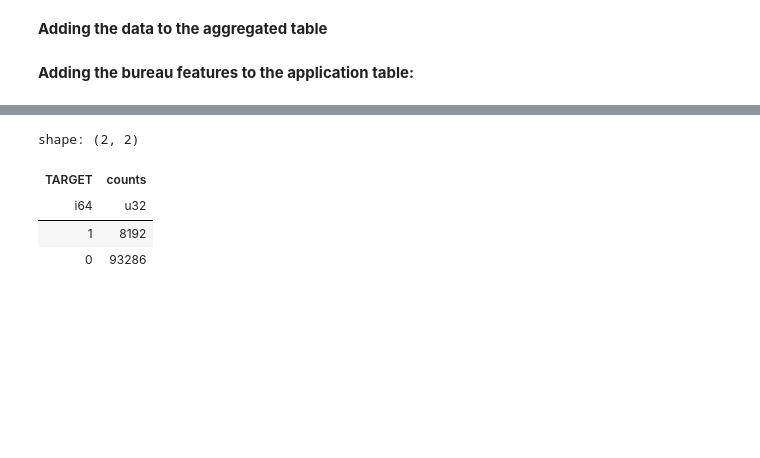
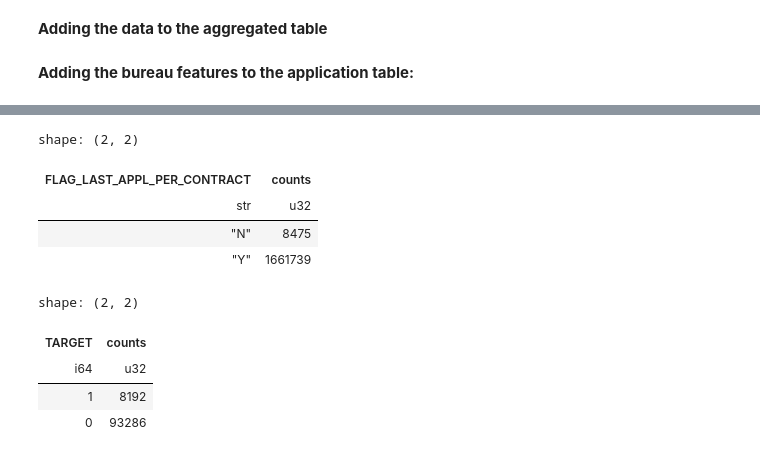
Before and after one commit to gediminas-skvarnavicius/home-credit-group-ml, a Jupyter notebook: EDA.ipynb, the cells around one changed output, grey strips where cells are left out. Drawn from its saved outputs; the diff is of its cells as text; code cells hidden in the pictures; blank space fills up the shorter version.

```diff
--- a/EDA.ipynb
+++ b/EDA.ipynb
@@ -350,0 +312,2 @@ application_train=application_train.join(bureau_agg,on='SK_ID_CURR',how='left')
+# %%
+previous_application=previous_application.filter(pl.col("FLAG_LAST_APPL_PER_CONTRACT")=='Y')
@@ -351,3 +347,11 @@ application_train=application_train.join(bureau_agg,on='SK_ID_CURR',how='left')
+# %%
+previous_application['FLAG_LAST_APPL_PER_CONTRACT'].value_counts()
+# %% [output]
+shape: (2, 2)
+| FLAG_LAST_APPL_PER_CONTRACT | counts |
+| str | u32 |
+| "N" | 8475 |
+| "Y" | 1661739 |
 # %%
 test_bureu_aggs = eda.test_with_catboost_crossval(
     application_train.drop(columns=id_and_target),
```
Also changed, not shown: parts of 19 cells of this notebook, 1 other file.
